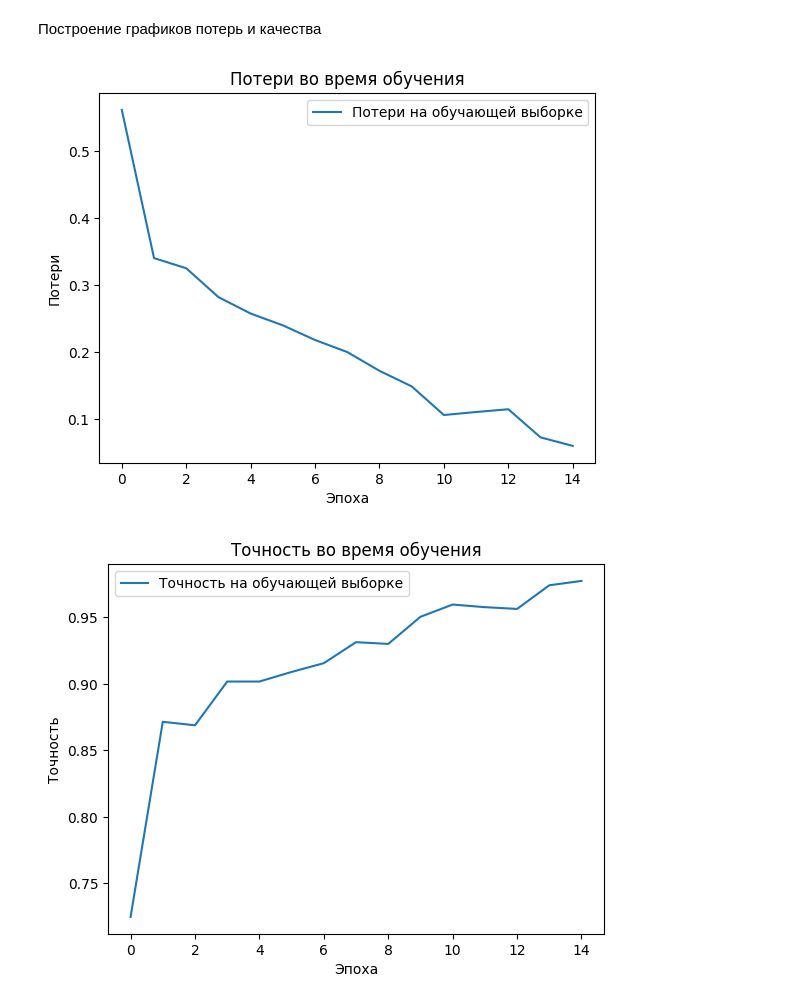
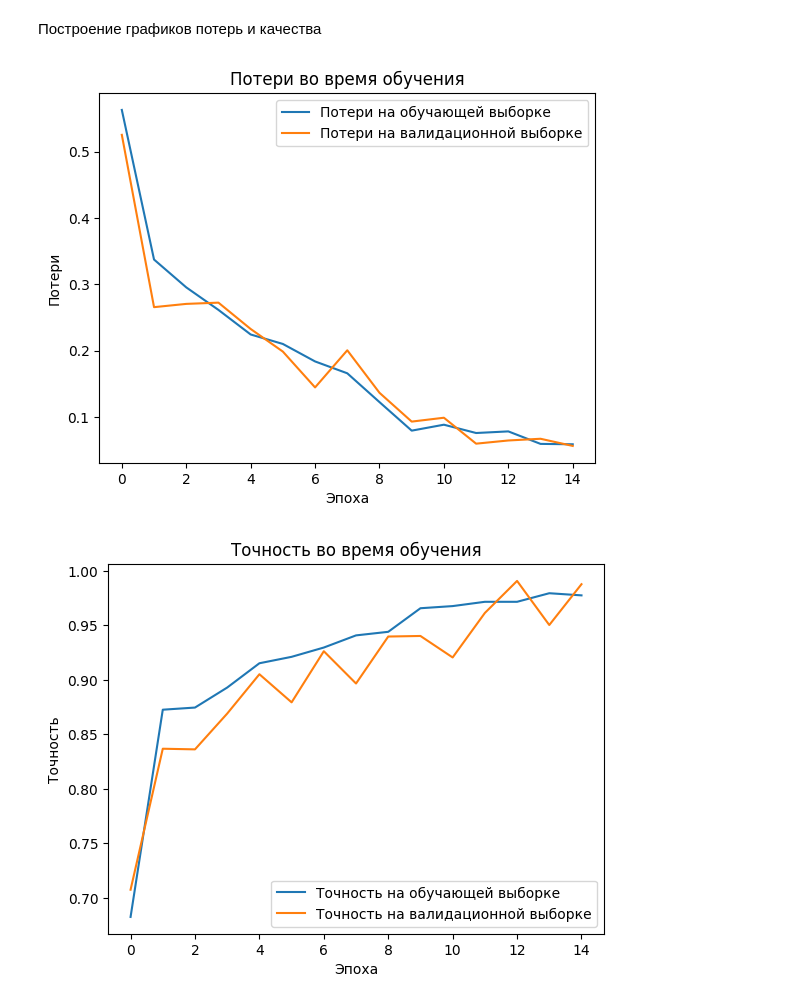
Before and after one commit to RIskhakov1/dwsr_cv, a Jupyter notebook: model.ipynb, the cells around one changed output. Cells and saved outputs as stored; diff of their text form; code cells hidden in the pictures.

```diff
--- a/model.ipynb
+++ b/model.ipynb
@@ -101,19 +95,22 @@ WARNING:absl:You are saving your model as an HDF5 file via `model.save()` or `ke
 # %% [markdown]
 Построение графиков потерь и качества
 # %%
+import random
 plt.plot(model.history.history['loss'], label='Потери на обучающей выборке')
+plt.plot(model.history.history['val_loss'], label='Потери на валидационной выборке')
 plt.title('Потери во время обучения')
 plt.ylabel('Потери')
 plt.xlabel('Эпоха')
 plt.legend()
 plt.show()
 
 plt.plot(model.history.history['accuracy'], label='Точность на обучающей выборке')
+plt.plot(model.history.history['val_accuracy'], label='Точность на валидационной выборке')
 plt.title('Точность во время обучения')
 plt.ylabel('Точность')
 plt.xlabel('Эпоха')
 plt.legend()
 plt.show()
 # %% [output]
-[figure, old version]
+[figure, new version]
-[figure, old version]
+[figure, new version]
```
Also changed, not shown: parts of 2 cells of this notebook.
